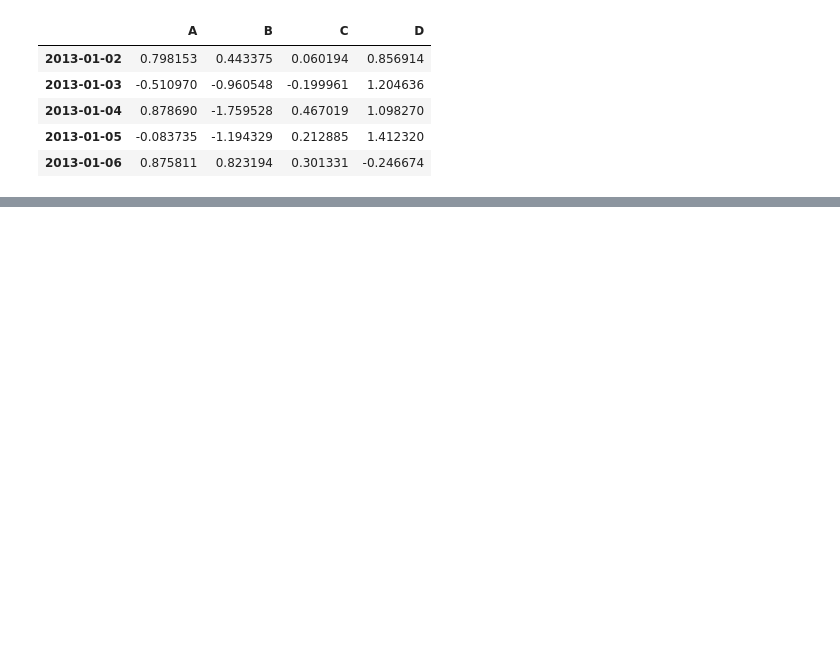
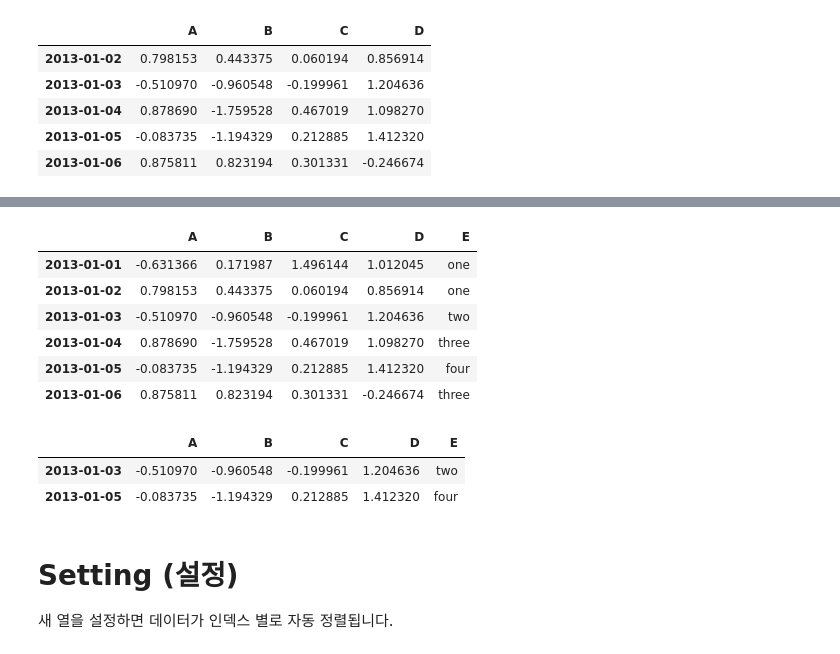
Before and after one commit to RichardChungLabs/Basic_data_analysis, a Jupyter notebook: Colab_coding.ipynb, the cells around one changed output, grey strips where cells are left out. Drawn from its saved outputs; the diff is of its cells as text; code cells hidden in the pictures; blank space fills up the shorter version.

```diff
--- a/Colab_coding.ipynb
+++ b/Colab_coding.ipynb
@@ -113,0 +347,23 @@ df.tail()  # 끝에서 마지막 5줄 불러옴
+# %%
+df2 = df.copy()
+# %%
+df2['E'] = ['one', 'one', 'two', 'three', 'four', 'three']
+# %%
+df2
+# %% [output]
+|  | A | B | C | D | E |
+| 2013-01-01 | -0.631366 | 0.171987 | 1.496144 | 1.012045 | one |
+| 2013-01-02 | 0.798153 | 0.443375 | 0.060194 | 0.856914 | one |
+| 2013-01-03 | -0.510970 | -0.960548 | -0.199961 | 1.204636 | two |
+| 2013-01-04 | 0.878690 | -1.759528 | 0.467019 | 1.098270 | three |
+| 2013-01-05 | -0.083735 | -1.194329 | 0.212885 | 1.412320 | four |
+| 2013-01-06 | 0.875811 | 0.823194 | 0.301331 | -0.246674 | three |
+# %%
+df2[df2['E'].isin(['two','four'])]
+# %% [output]
+|  | A | B | C | D | E |
+| 2013-01-03 | -0.510970 | -0.960548 | -0.199961 | 1.204636 | two |
+| 2013-01-05 | -0.083735 | -1.194329 | 0.212885 | 1.412320 | four |
+# %% [markdown]
+# Setting (설정)
+새 열을 설정하면 데이터가 인덱스 별로 자동 정렬됩니다.
```
Also changed, not shown: parts of 38 cells of this notebook.
